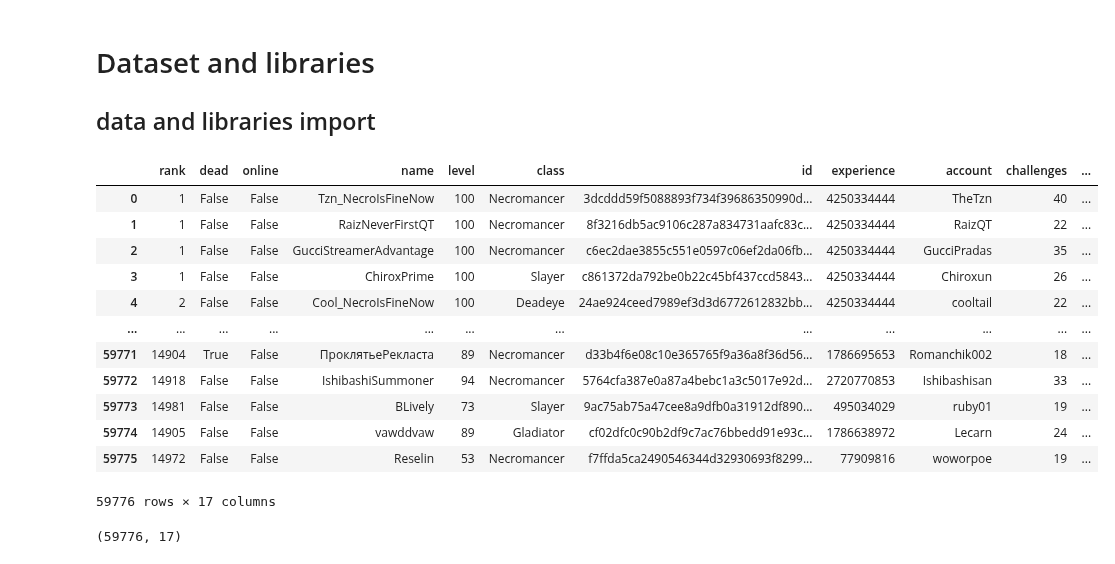
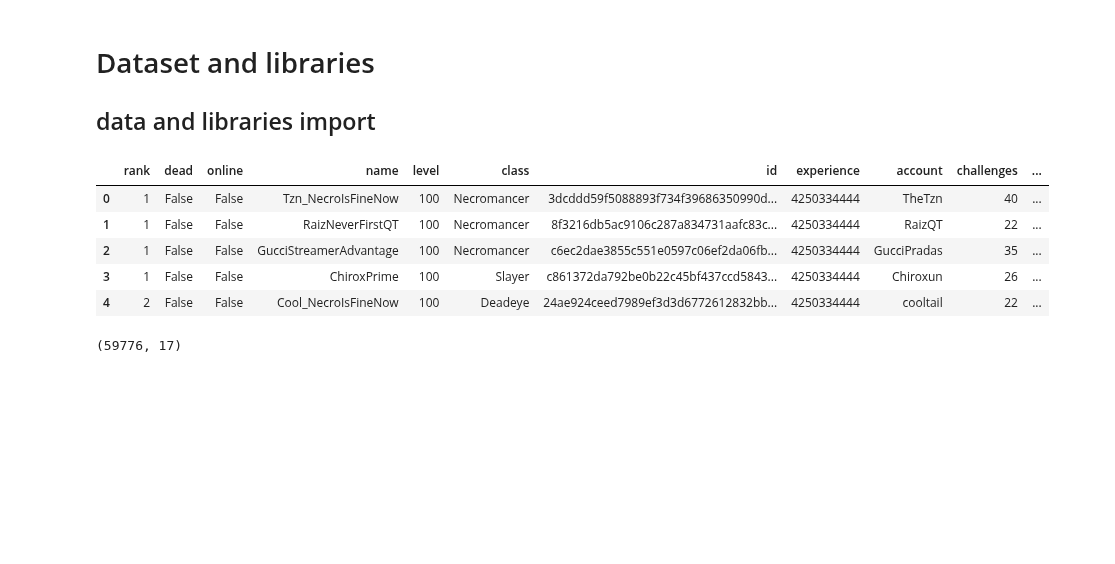
Before and after one commit to Angela-Park-JE/TIL_ver1, a Jupyter notebook: ToyPJT-POE_user/poe_stats_3_EDA_1.ipynb, the cells around one changed output. Cells and saved outputs as stored; diff of their text form; code cells hidden in the pictures; blank space fills up the shorter version.

```diff
--- a/ToyPJT-POE_user/poe_stats_3_EDA_1.ipynb
+++ b/ToyPJT-POE_user/poe_stats_3_EDA_1.ipynb
@@ -40,21 +40,14 @@ import wquantiles
 
 df = pd.read_csv('poe_stats_2revisedrank.csv')
 # %%
-df
+df.head()
 # %% [output]
 |  | rank | dead | online | name | level | class | id | experience | account | challenges | ... |
 | 0 | 1 | False | False | Tzn_NecroIsFineNow | 100 | Necromancer | 3dcddd59f5088893f734f39686350990d... | 4250334444 | TheTzn | 40 | ... |
 | 1 | 1 | False | False | RaizNeverFirstQT | 100 | Necromancer | 8f3216db5ac9106c287a834731aafc83c... | 4250334444 | RaizQT | 22 | ... |
 | 2 | 1 | False | False | GucciStreamerAdvantage | 100 | Necromancer | c6ec2dae3855c551e0597c06ef2da06fb... | 4250334444 | GucciPradas | 35 | ... |
 | 3 | 1 | False | False | ChiroxPrime | 100 | Slayer | c861372da792be0b22c45bf437ccd5843... | 4250334444 | Chiroxun | 26 | ... |
 | 4 | 2 | False | False | Cool_NecroIsFineNow | 100 | Deadeye | 24ae924ceed7989ef3d3d6772612832bb... | 4250334444 | cooltail | 22 | ... |
-| ... | ... | ... | ... | ... | ... | ... | ... | ... | ... | ... | ... |
-| 59771 | 14904 | True | False | ПроклятьеРекласта | 89 | Necromancer | d33b4f6e08c10e365765f9a36a8f36d56... | 1786695653 | Romanchik002 | 18 | ... |
-| 59772 | 14918 | False | False | IshibashiSummoner | 94 | Necromancer | 5764cfa387e0a87a4bebc1a3c5017e92d... | 2720770853 | Ishibashisan | 33 | ... |
-| 59773 | 14981 | False | False | BLively | 73 | Slayer | 9ac75ab75a47cee8a9dfb0a31912df890... | 495034029 | ruby01 | 19 | ... |
-| 59774 | 14905 | False | False | vawddvaw | 89 | Gladiator | cf02dfc0c90b2df9c7ac76bbedd91e93c... | 1786638972 | Lecarn | 24 | ... |
-| 59775 | 14972 | False | False | Reselin | 53 | Necromancer | f7ffda5ca2490546344d32930693f8299... | 77909816 | woworpoe | 19 | ... |
-59776 rows × 17 columns
 # %%
 df.shape
 # %% [output]
```
Also changed, not shown: parts of 12 cells of this notebook.
